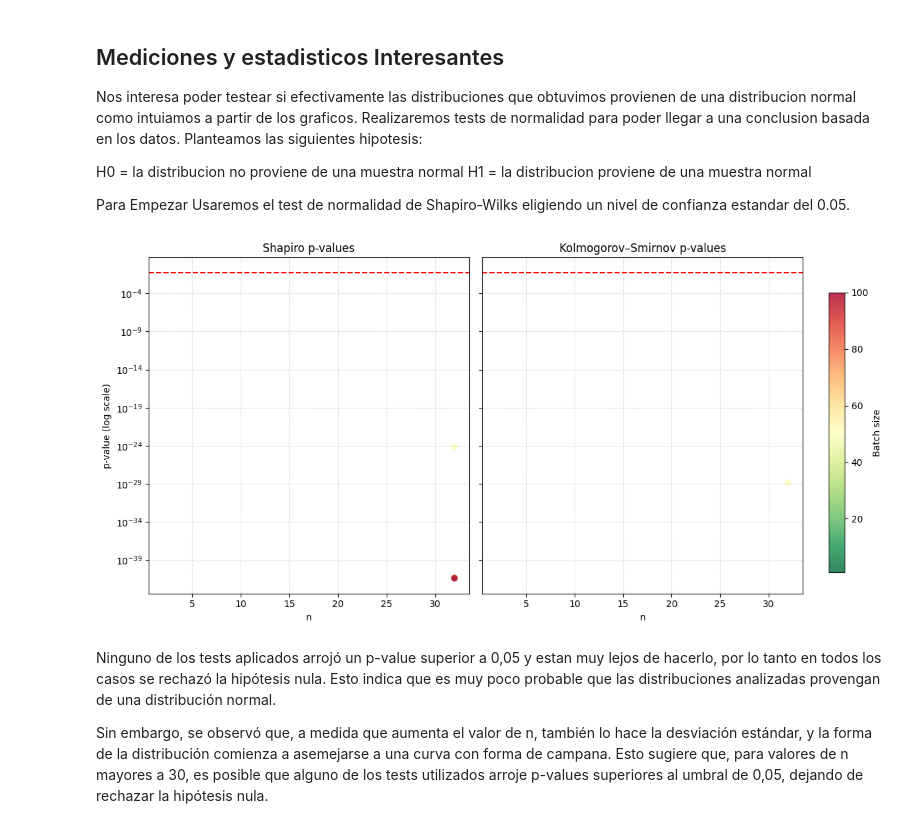
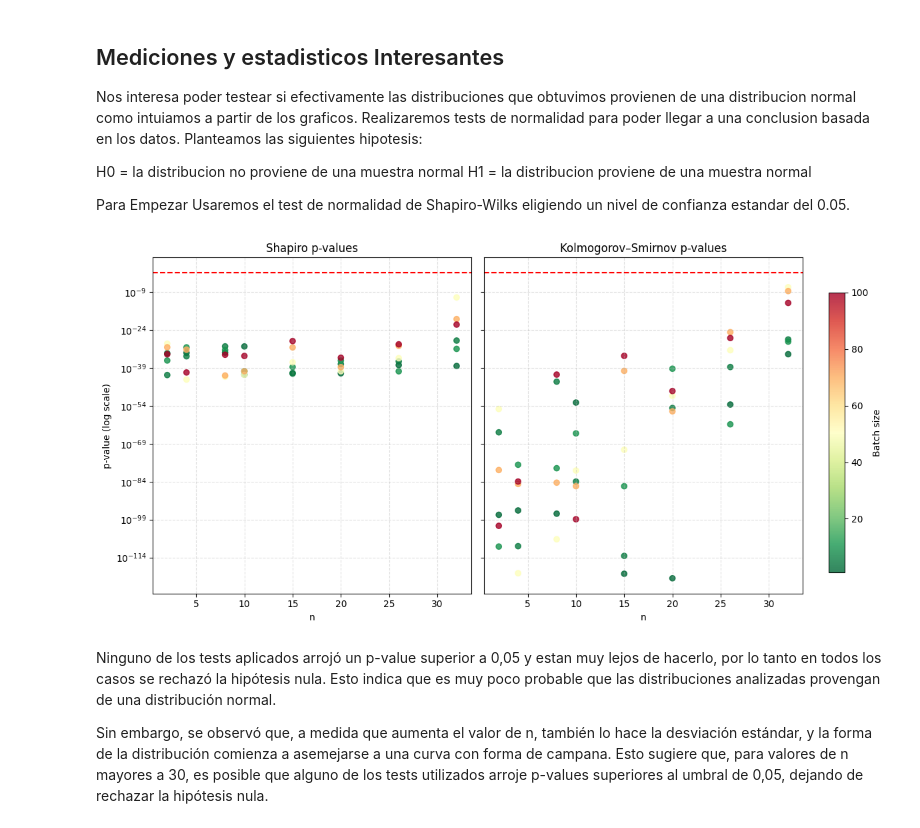
Before and after one commit to 0David1/Probabilidad, a Jupyter notebook: Untitled(1).ipynb, the cells around one changed output. Saved outputs shown, nothing was run; the diff lists cells and outputs as text; code cells hidden in the pictures.

```diff
--- a/Untitled(1).ipynb
+++ b/Untitled(1).ipynb
@@ -266,9 +266,14 @@ p_ks_vals = []
 n_values = []
 batch_values = []
 
+SAMPLE_SIZE = 500
+
 for n in ns:
     for batch_size in batch_sizes:
         data = df[(df["n"] == n) & (df["batch_size"] == batch_size)]["time_ms"]
+
+        if len(data) > SAMPLE_SIZE:
+            data = np.random.choice(data, SAMPLE_SIZE, replace=False)
 
         # Shapiro
         _, p_shapiro = shapiro(data)
@@ -292,34 +297,34 @@ sc1 = axes[0].scatter(
     cmap="RdYlGn_r",
     alpha=0.8
 )
 axes[0].axhline(0.05, color='red', linestyle='--')
 axes[0].set_title("Shapiro p-values")
 axes[0].set_xlabel("n")
 axes[0].set_ylabel("p-value (log scale)")
 axes[0].set_yscale('log')
 axes[0].grid(True, which="both", ls="--", alpha=0.4)
 
 # --- KS ---
 sc2 = axes[1].scatter(
     n_values, p_ks_vals,
     c=batch_values,
     cmap="RdYlGn_r",
     alpha=0.8
 )
 axes[1].axhline(0.05, color='red', linestyle='--')
 axes[1].set_title("Kolmogorov–Smirnov p-values")
 axes[1].set_xlabel("n")
 axes[1].set_yscale('log')
 axes[1].grid(True, which="both", ls="--", alpha=0.4)
 
 cbar_ax = fig.add_axes([0.92, 0.15, 0.02, 0.7])
 cbar = fig.colorbar(sc2, cax=cbar_ax)
 cbar.set_label("Batch size")
 
 plt.tight_layout(rect=[0, 0, 0.9, 1])  # deja espacio para el colorbar
 plt.show()
 # %% [output]
-[figure, old version]
+[figure, new version]
 # %% [markdown]
 Ninguno de los tests aplicados arrojó un p-value superior a 0,05 y estan muy lejos de hacerlo, por lo tanto en todos los casos se rechazó la hipótesis nula. Esto indica que es muy poco probable que las distribuciones analizadas provengan de una distribución normal.
 
```
